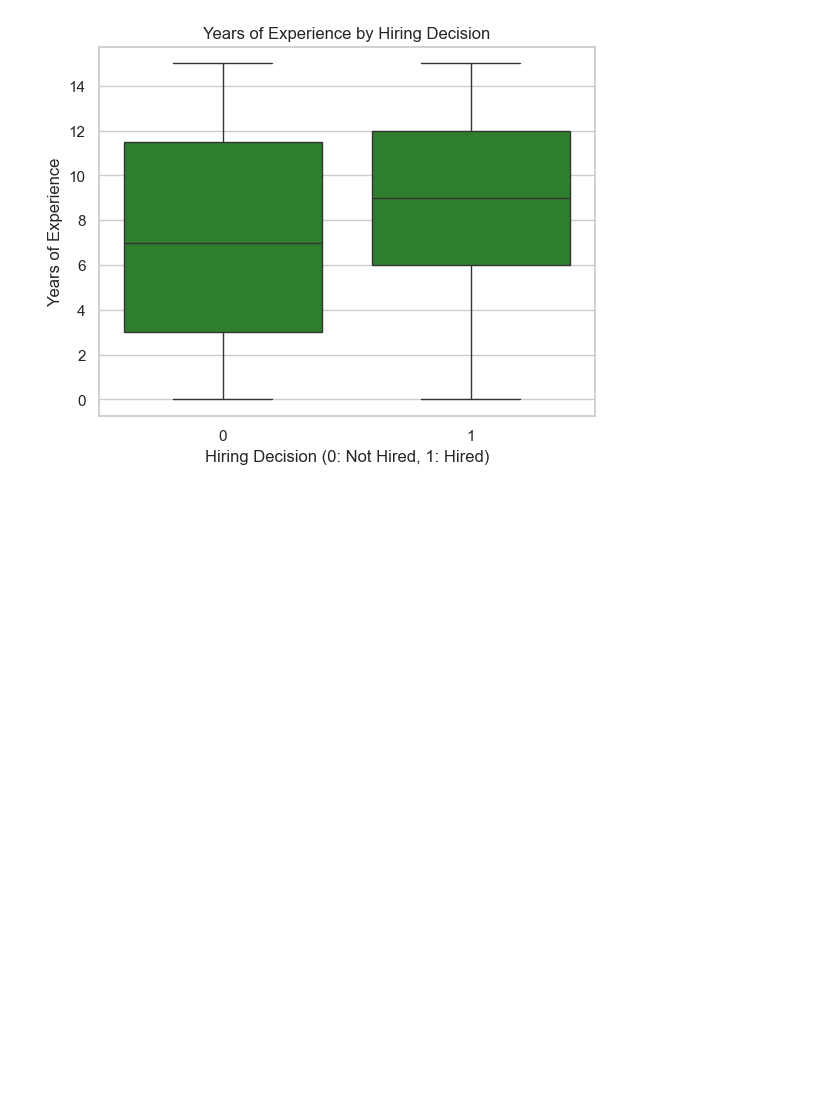
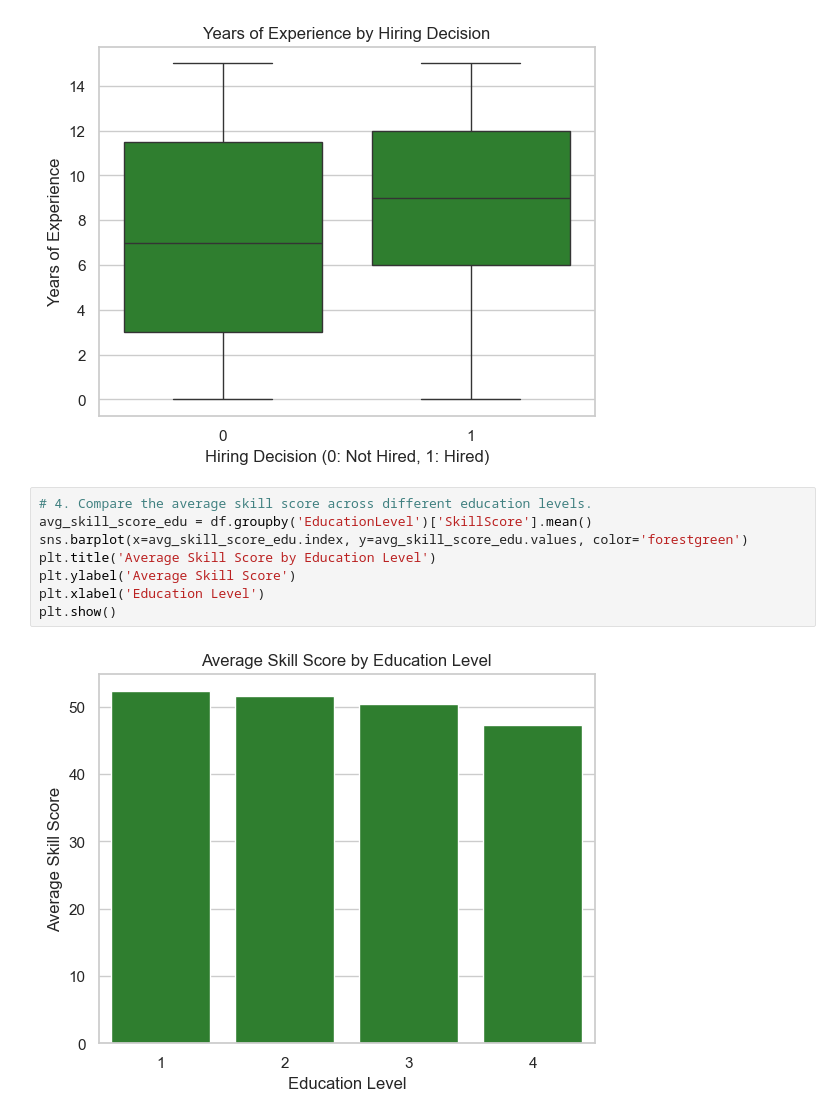
Before and after one commit to Eunnylans/Hiring--Analysis--Using--Linear--Regression, a Jupyter notebook: Predicting--Hiring--Decisions.ipynb, the cells around one changed output. Saved outputs shown, nothing was run; the diff lists cells and outputs as text; blank space fills up the shorter version.

```diff
--- a/Predicting--Hiring--Decisions.ipynb
+++ b/Predicting--Hiring--Decisions.ipynb
@@ -645,3 +645,13 @@ plt.ylabel('Years of Experience')
 plt.show()
 # %% [output]
 [figure]
+# %%
+# 4. Compare the average skill score across different education levels.
+avg_skill_score_edu = df.groupby('EducationLevel')['SkillScore'].mean()
+sns.barplot(x=avg_skill_score_edu.index, y=avg_skill_score_edu.values, color='forestgreen')
+plt.title('Average Skill Score by Education Level')
+plt.ylabel('Average Skill Score')
+plt.xlabel('Education Level')
+plt.show()
+# %% [output]
+[figure, added]
```
